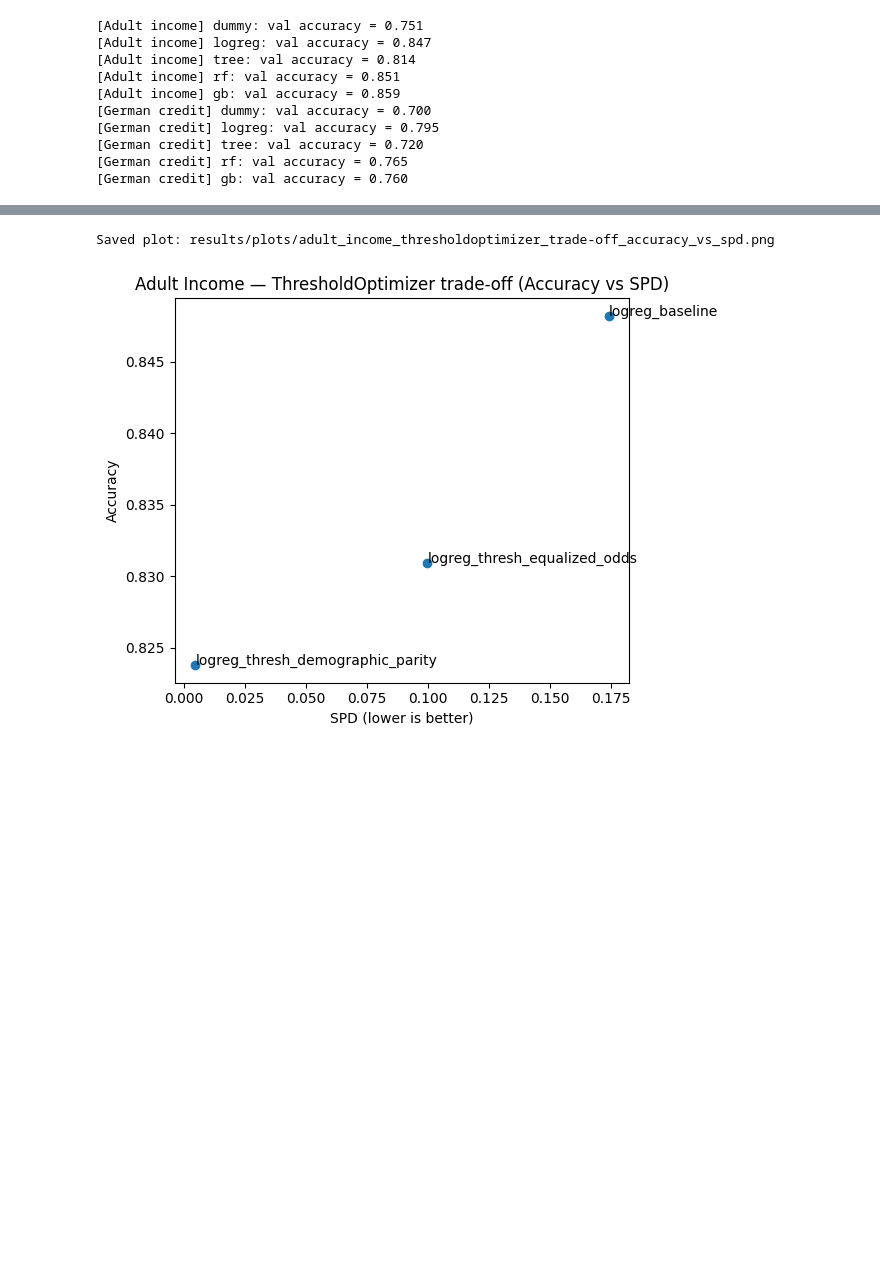
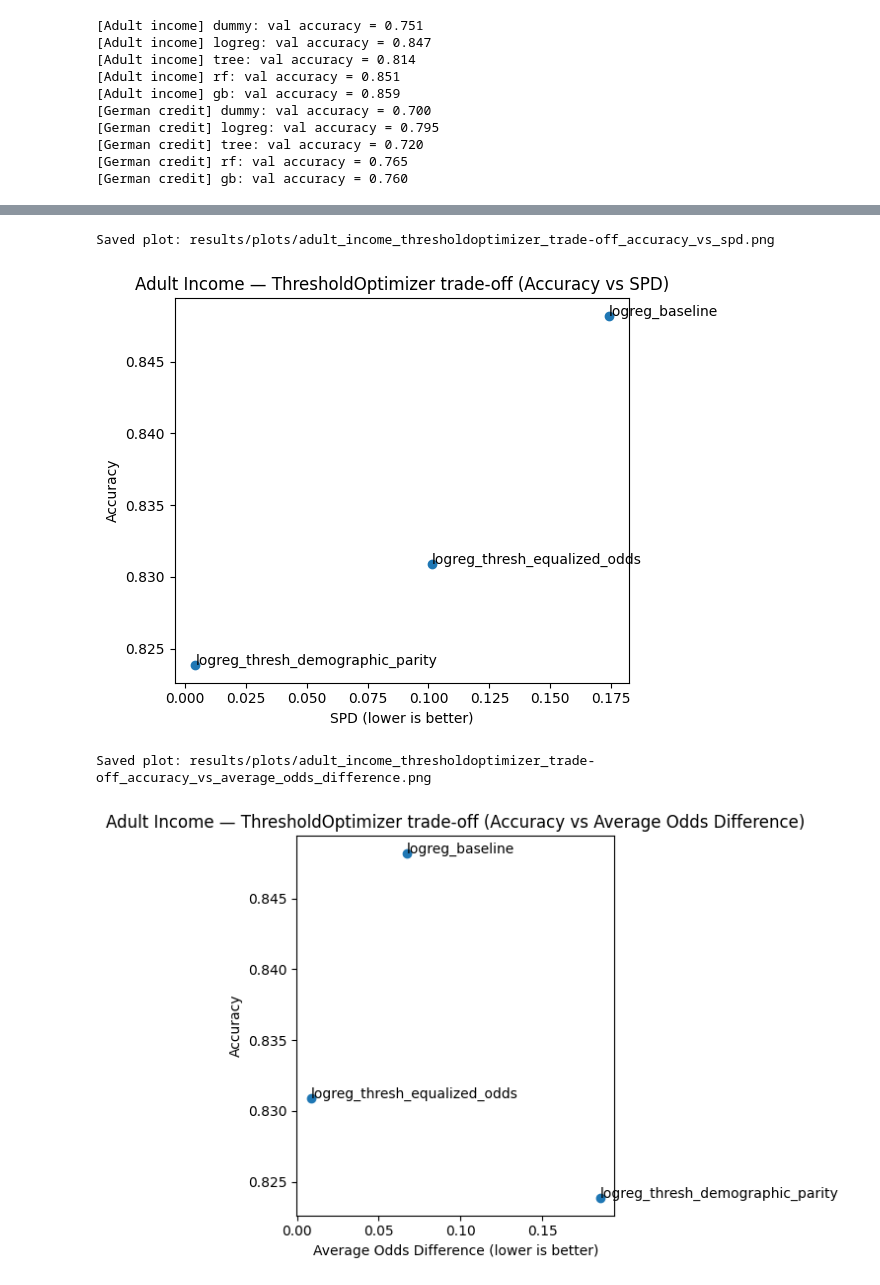
Before and after one commit to braunstr/FairLearnLab, a Jupyter notebook: notebooks/05_mitigation_threshold_optimizer.ipynb, the cells around one changed output, grey strips where cells are left out. Saved outputs shown, nothing was run; the diff lists cells and outputs as text; code cells hidden in the pictures; blank space fills up the shorter version.

```diff
--- a/notebooks/05_mitigation_threshold_optimizer.ipynb
+++ b/notebooks/05_mitigation_threshold_optimizer.ipynb
@@ -111,7 +111,7 @@ X_test_g, y_test_g, A_test_g, df_test_g = load_german_credit_dataset("test")
 # Extracting protected attributes from the full test DataFrames
 # These are used as sensitive_features for fairness evaluation and (later) for ThresholdOptimizer prediction
 A_sex = df_test_a["sex"]
-A_pss = df_test_g["personal_status_sex"]
+A_pss = df_test_g["sex"]
 # %%
 # Training the baseline model set for both datasets to compare
 # a plain Logistic Regression baseline against the threshold-optimized (mitigated) version
@@ -223,20 +223,35 @@ Saved: results/german_logreg_threshold_compare.csv
 # %%
 # Plotting the fairness–performance trade-off for Logistic Regression with ThresholdOptimizer mitigation (Adult Income)
 # This compares:
 #   - baseline logistic regression
 #   - equalized_odds thresholding (and optionally demographic_parity thresholding if available)
 # x-axis = Statistical Parity Difference (SPD): lower typically indicates less selection-rate disparity
 # y-axis = Accuracy: higher indicates better predictive performance
 df = adult_thresh_compare.copy()
 
 plt.figure()
 plt.scatter(df["statistical_parity_diff"], df["accuracy"])
 for _, r in df.iterrows():
     plt.text(r["statistical_parity_diff"], r["accuracy"], r["model"])
 plt.title("Adult Income — ThresholdOptimizer trade-off (Accuracy vs SPD)")
 plt.xlabel("SPD (lower is better)")
 plt.ylabel("Accuracy")
 plt.show()
+
+# Plotting the fairness–performance trade-off for ThresholdOptimizer using an equalized-odds style metric
+# x-axis = Average Odds Difference (AOD): lower indicates smaller TPR/FPR disparities (closer to equalized odds)
+# y-axis = Accuracy: higher indicates better predictive performance
+
+plt.figure()
+plt.scatter(df["average_odds_diff"], df["accuracy"])
+for _, r in df.iterrows():
+    plt.text(r["average_odds_diff"], r["accuracy"], r["model"])
+plt.title("Adult Income — ThresholdOptimizer trade-off (Accuracy vs Average Odds Difference)")
+plt.xlabel("Average Odds Difference (lower is better)")
+plt.ylabel("Accuracy")
+plt.show()
 # %% [output]
 Saved plot: results/plots/adult_income_thresholdoptimizer_trade-off_accuracy_vs_spd.png
-[figure, old version]
+[figure, new version]
+Saved plot: results/plots/adult_income_thresholdoptimizer_trade-off_accuracy_vs_average_odds_difference.png
+[figure, added]
```
Also changed, not shown: parts of 1 cell of this notebook, 46 other files.
